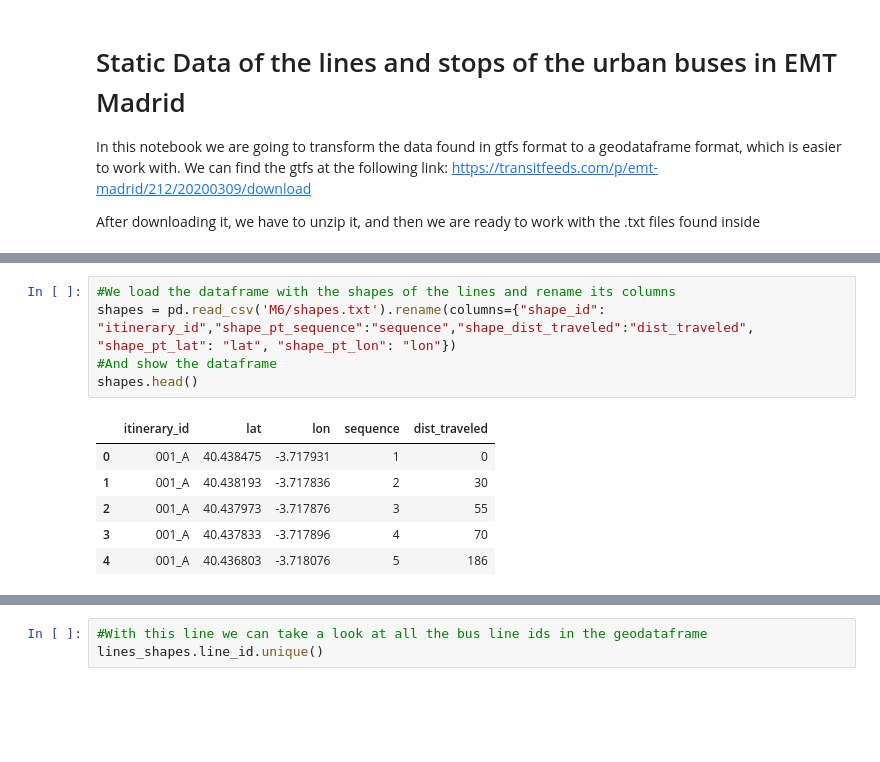
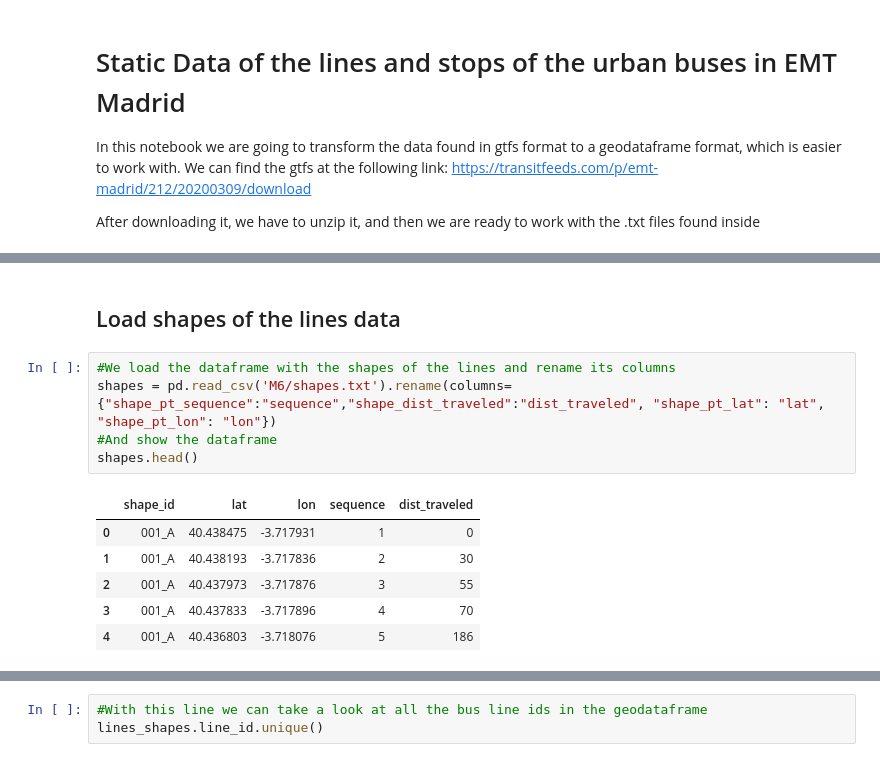
Before and after one commit to Catedra-Cabify-ETSIT-UPM/EMTUrbanBuses_Notebooks, a Jupyter notebook: M6_GTFS_Preanalysis.ipynb, the cells around one changed output, grey strips where cells are left out. Drawn from its saved outputs; the diff is of its cells as text; blank space fills up the shorter version.

```diff
--- a/M6_GTFS_Preanalysis.ipynb
+++ b/M6_GTFS_Preanalysis.ipynb
@@ -42,10 +133,12 @@ stops.describe()
+# %% [markdown]
+## Load shapes of the lines data
 # %%
 #We load the dataframe with the shapes of the lines and rename its columns
-shapes = pd.read_csv('M6/shapes.txt').rename(columns={"shape_id": "itinerary_id","shape_pt_sequence":"sequence","shape_dist_traveled":"dist_traveled", "shape_pt_lat": "lat", "shape_pt_lon": "lon"})
+shapes = pd.read_csv('M6/shapes.txt').rename(columns={"shape_pt_sequence":"sequence","shape_dist_traveled":"dist_traveled", "shape_pt_lat": "lat", "shape_pt_lon": "lon"})
 #And show the dataframe
 shapes.head()
 # %% [output]
-|  | itinerary_id | lat | lon | sequence | dist_traveled |
+|  | shape_id | lat | lon | sequence | dist_traveled |
 | 0 | 001_A | 40.438475 | -3.717931 | 1 | 0 |
 | 1 | 001_A | 40.438193 | -3.717836 | 2 | 30 |
 | 2 | 001_A | 40.437973 | -3.717876 | 3 | 55 |
```
Also changed, not shown: parts of 14 cells of this notebook, 4 other files.
